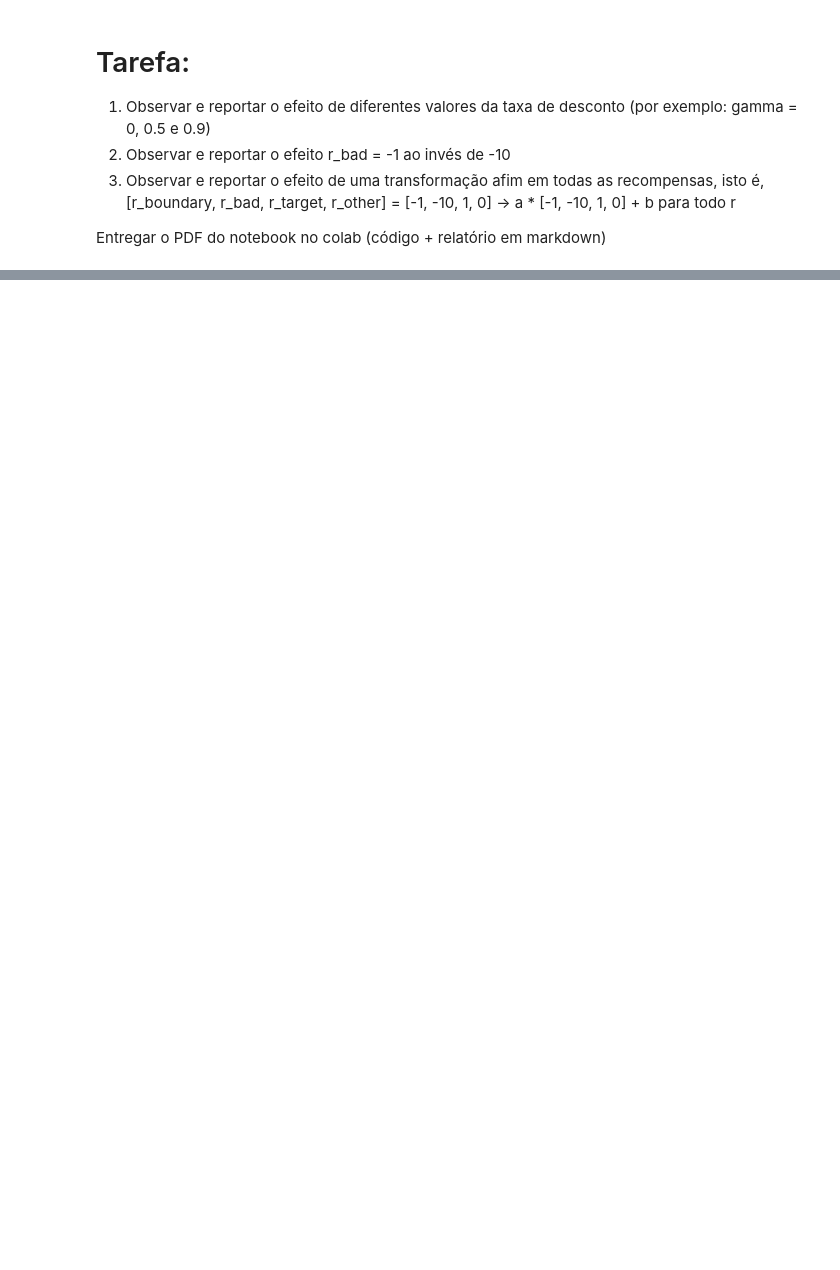
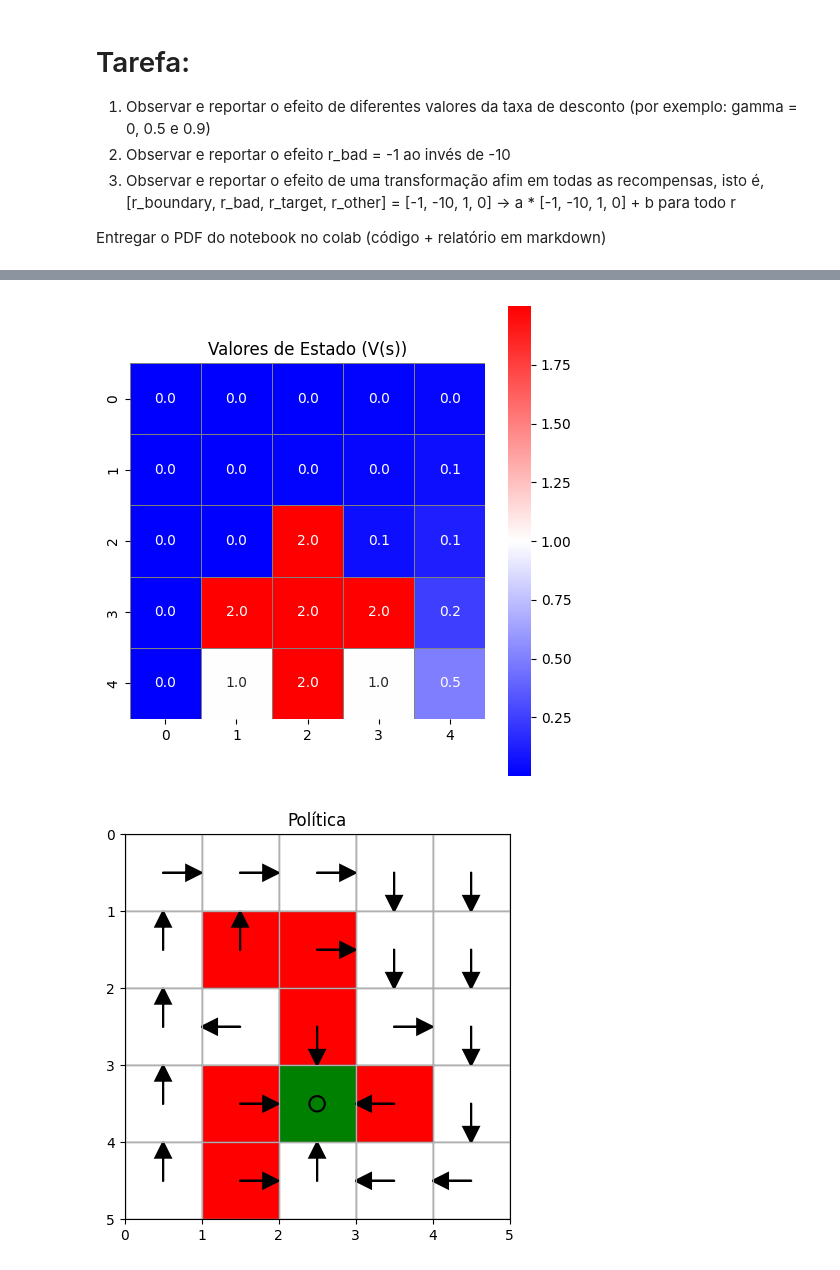
Before and after one commit to danluan/rl-labs, a Jupyter notebook: lab-1/lab_1_iteracao_de_valor.ipynb, the cells around one changed output, grey strips where cells are left out. Saved outputs shown, nothing was run; the diff lists cells and outputs as text; code cells hidden in the pictures; blank space fills up the shorter version.

```diff
--- a/lab-1/lab_1_iteracao_de_valor.ipynb
+++ b/lab-1/lab_1_iteracao_de_valor.ipynb
@@ -411,0 +455,6 @@ Entregar o PDF do notebook no colab (código + relatório em markdown)
+# %%
+plot_valores_de_estado(V2, ambiente)
+plot_policy(ambiente, politica2)
+# %% [output]
+[figure, added]
+[figure, added]
```
Also changed, not shown: parts of 9 cells of this notebook.
